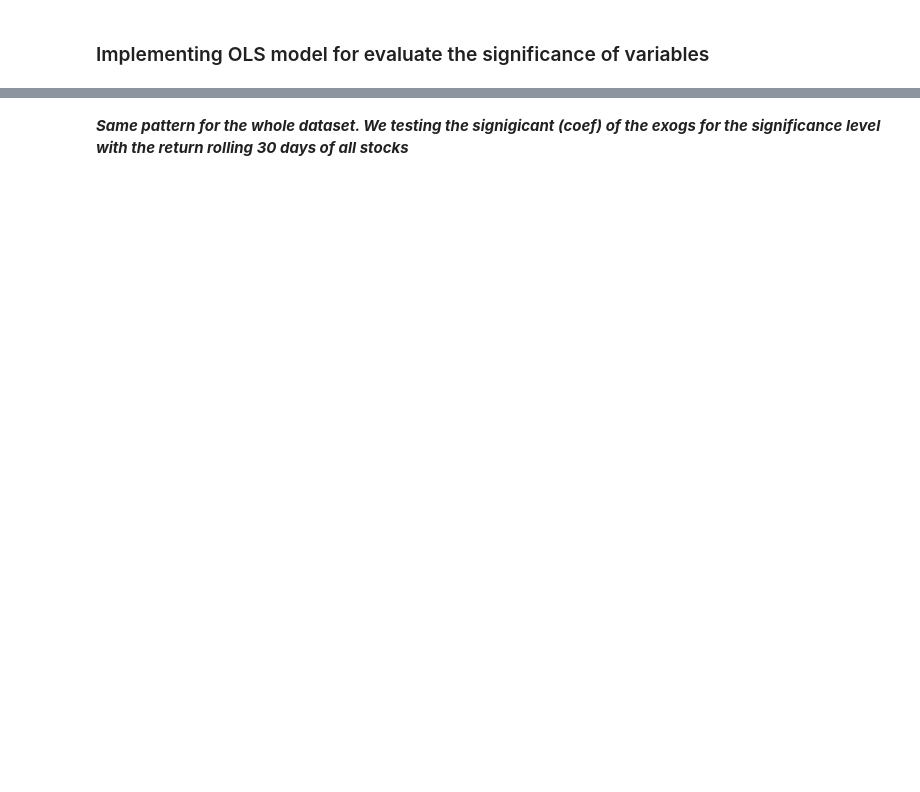
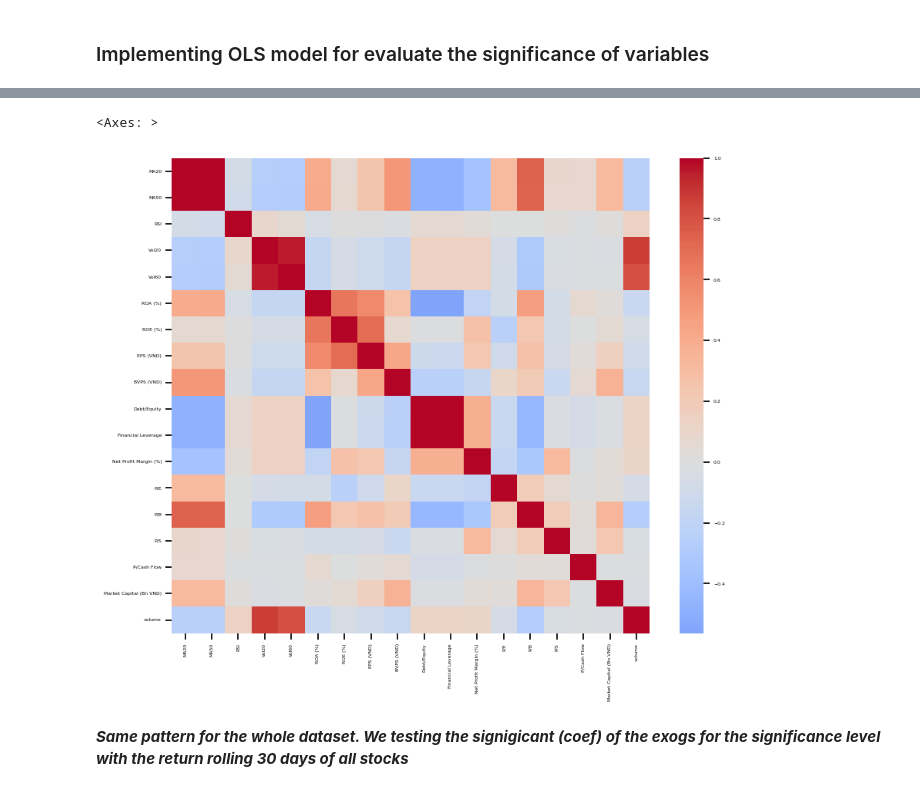
Before and after one commit to nhanbayern/1003_EPA-Project_UIT, a Jupyter notebook: eda/OLS_analysis.ipynb, the cells around one changed output, grey strips where cells are left out. Cells and saved outputs as stored; diff of their text form; code cells hidden in the pictures; blank space fills up the shorter version.

```diff
--- a/eda/OLS_analysis.ipynb
+++ b/eda/OLS_analysis.ipynb
@@ -53,3 +60,13 @@ features = [
 ]
 
 X = dataset[features]
+# %%
+sns.set_context("notebook", font_scale=0.4)
+
+corr_matrix = X.corr()
+corr_df = corr_matrix.reset_index().rename(columns={"index": "variable"})
+display(corr_df)
+plt.figure(figsize=(10, 8))
+sns.heatmap(corr_matrix, cmap="coolwarm", center=0)
+#plt.show()
+# %% [output]
@@ -56,3 +90,5 @@ X = dataset[features]
+<Axes: >
+[figure, added]
 # %% [markdown]
 ***Same pattern for the whole dataset. We testing the signigicant (coef) of the exogs for the significance level with the return rolling 30 days of all stocks***
 # %%
```
Also changed, not shown: parts of 15 cells of this notebook, 4 other files.
